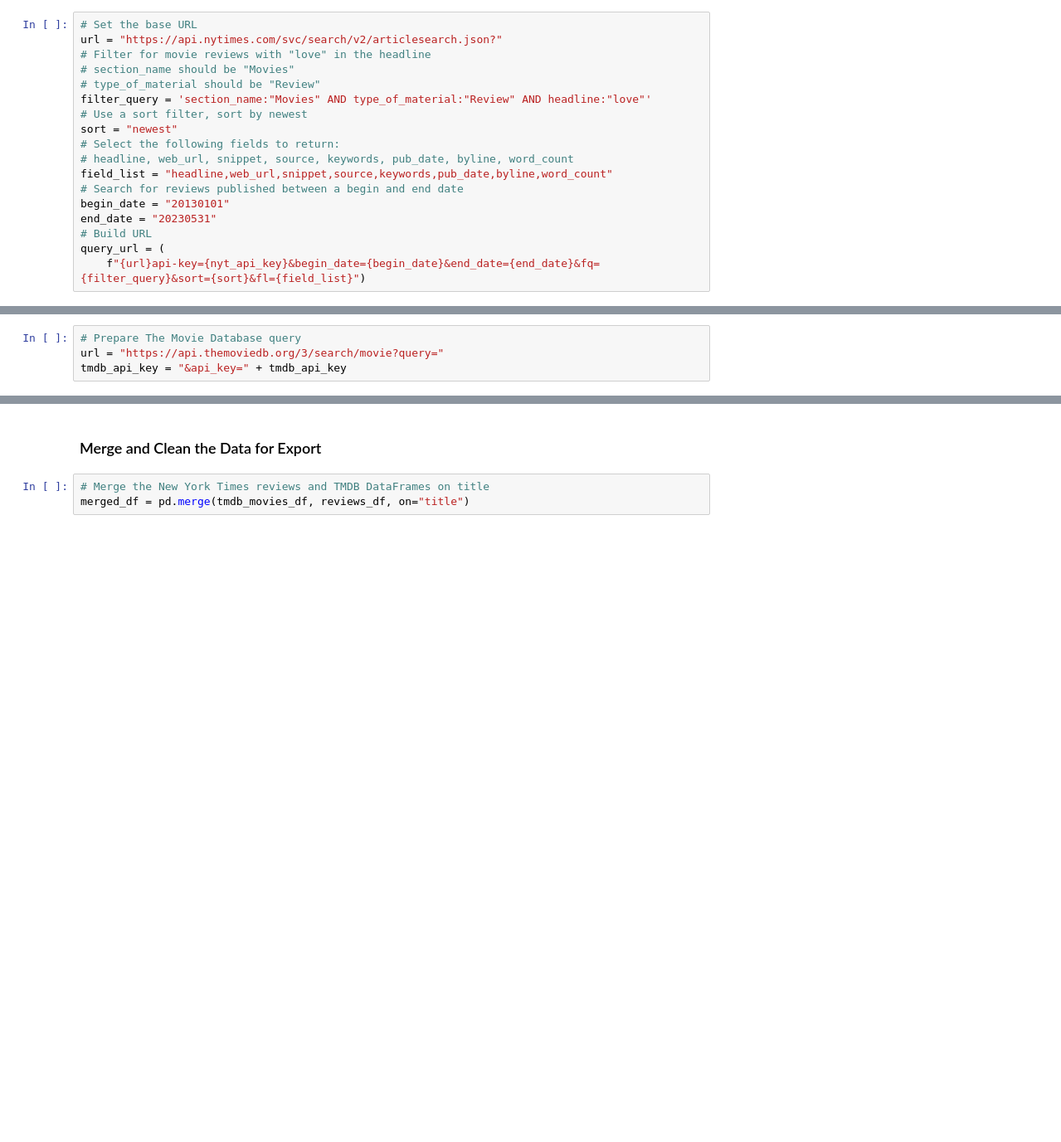
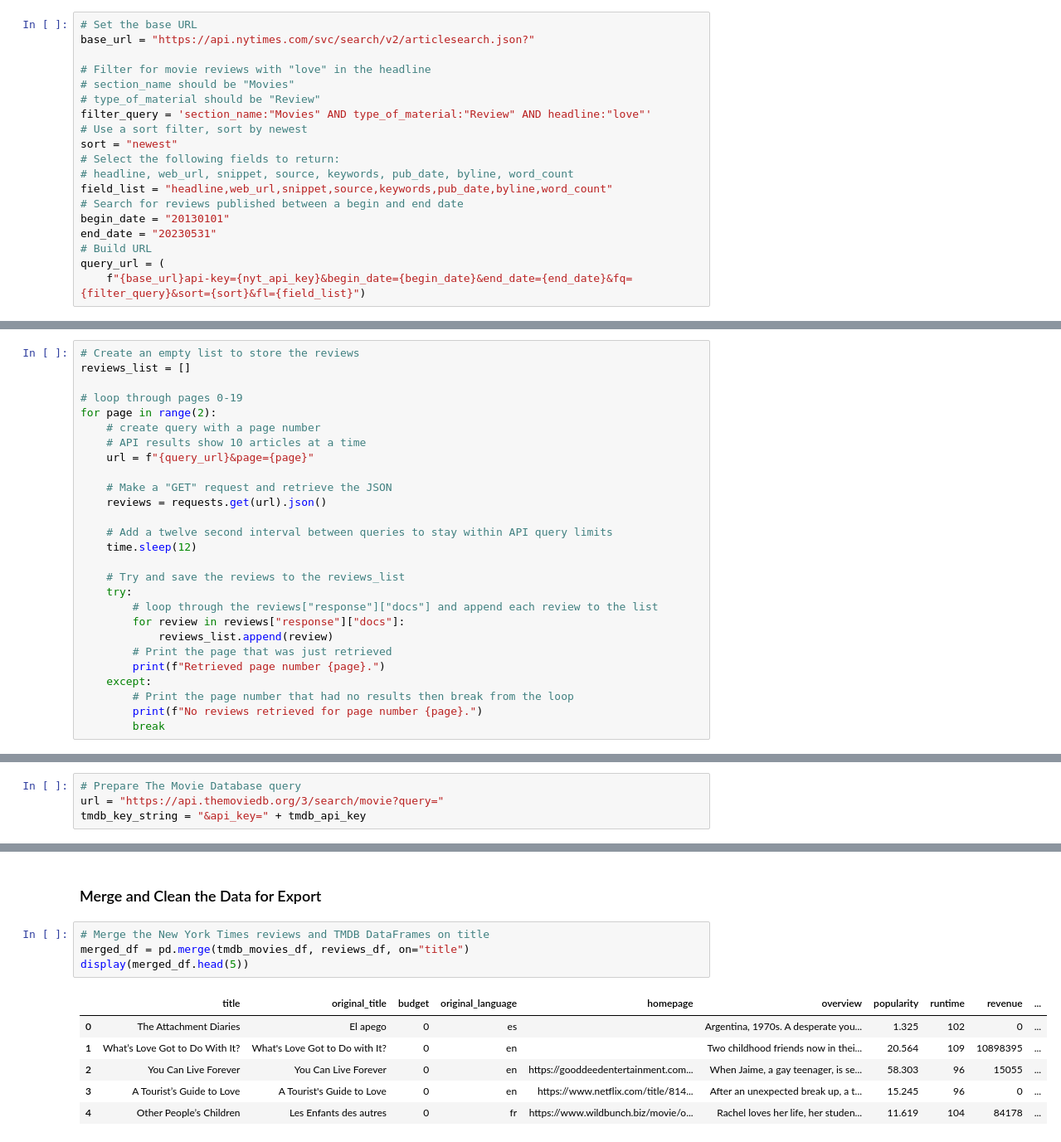
Before and after one commit to silas-ph/data-sourcing-challenge, a Jupyter notebook: retrieve_movie_data.ipynb, the cells around one changed output, grey strips where cells are left out. Shown: that part at 83% size. Drawn from its saved outputs; the diff is of its cells as text; blank space fills up the shorter version.

```diff
--- a/retrieve_movie_data.ipynb
+++ b/retrieve_movie_data.ipynb
@@ -18,7 +18,8 @@ tmdb_api_key = os.getenv("TMDB_API_KEY")
 ### Access the New York Times API
 # %%
 # Set the base URL
-url = "https://api.nytimes.com/svc/search/v2/articlesearch.json?"
+base_url = "https://api.nytimes.com/svc/search/v2/articlesearch.json?"
+
 # Filter for movie reviews with "love" in the headline
 # section_name should be "Movies"
 # type_of_material should be "Review"
@@ -33,4 +34,4 @@ begin_date = "20130101"
 end_date = "20230531"
 # Build URL
 query_url = (
-    f"{url}api-key={nyt_api_key}&begin_date={begin_date}&end_date={end_date}&fq={filter_query}&sort={sort}&fl={field_list}")
+    f"{base_url}api-key={nyt_api_key}&begin_date={begin_date}&end_date={end_date}&fq={filter_query}&sort={sort}&fl={field_list}")
@@ -63,0 +38,27 @@ An error occurred on page 1 with offset 0: 'response'
+# %%
+# Create an empty list to store the reviews
+reviews_list = []
+
+# loop through pages 0-19
+for page in range(2):
+    # create query with a page number
+    # API results show 10 articles at a time
+    url = f"{query_url}&page={page}"
+
+    # Make a "GET" request and retrieve the JSON
+    reviews = requests.get(url).json()
+
+    # Add a twelve second interval between queries to stay within API query limits
+    time.sleep(12)
+
+    # Try and save the reviews to the reviews_list
+    try:
+        # loop through the reviews["response"]["docs"] and append each review to the list
+        for review in reviews["response"]["docs"]:
+            reviews_list.append(review)
+        # Print the page that was just retrieved
+        print(f"Retrieved page number {page}.")
+    except:
+        # Print the page number that had no results then break from the loop
+        print(f"No reviews retrieved for page number {page}.")
+        break
@@ -118,4 +137,4 @@ titles_list = reviews_df["title"].to_list()
 # %%
 # Prepare The Movie Database query
 url = "https://api.themoviedb.org/3/search/movie?query="
-tmdb_api_key = "&api_key=" + tmdb_api_key
+tmdb_key_string = "&api_key=" + tmdb_api_key
@@ -203,3 +264,11 @@ tmdb_movies_df.head(5)
 # %%
 # Merge the New York Times reviews and TMDB DataFrames on title
 merged_df = pd.merge(tmdb_movies_df, reviews_df, on="title")
+display(merged_df.head(5))
+# %% [output]
+|  | title | original_title | budget | original_language | homepage | overview | popularity | runtime | revenue | ... |
+| 0 | The Attachment Diaries | El apego | 0 | es |  | Argentina, 1970s. A desperate you... | 1.325 | 102 | 0 | ... |
+| 1 | What’s Love Got to Do With It? | What's Love Got to Do with It? | 0 | en |  | Two childhood friends now in thei... | 20.564 | 109 | 10898395 | ... |
+| 2 | You Can Live Forever | You Can Live Forever | 0 | en | https://gooddeedentertainment.com... | When Jaime, a gay teenager, is se... | 58.303 | 96 | 15055 | ... |
+| 3 | A Tourist’s Guide to Love | A Tourist's Guide to Love | 0 | en | https://www.netflix.com/title/814... | After an unexpected break up, a t... | 15.245 | 96 | 0 | ... |
+| 4 | Other People’s Children | Les Enfants des autres | 0 | fr | https://www.wildbunch.biz/movie/o... | Rachel loves her life, her studen... | 11.619 | 104 | 84178 | ... |
```
Also changed, not shown: parts of 11 cells of this notebook, 2 other files.
